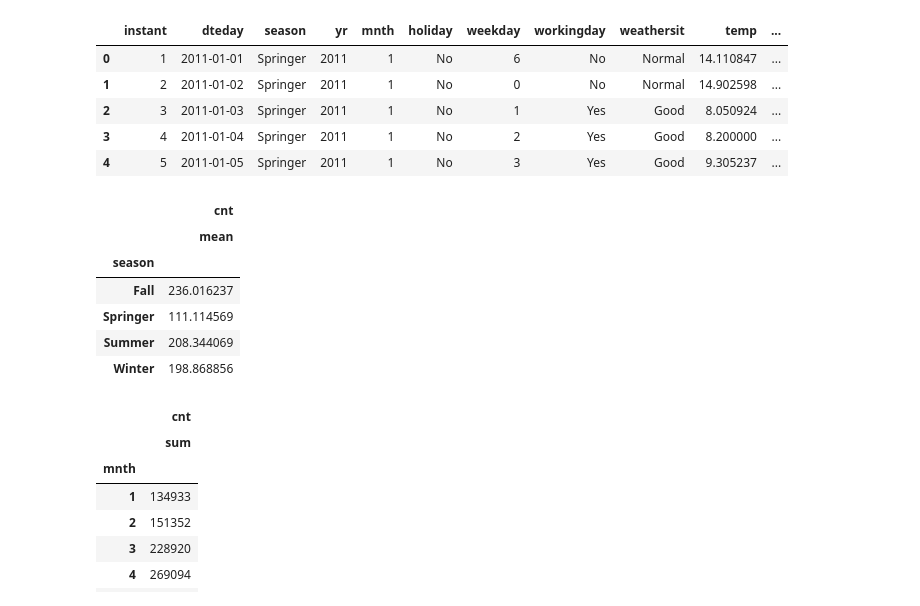
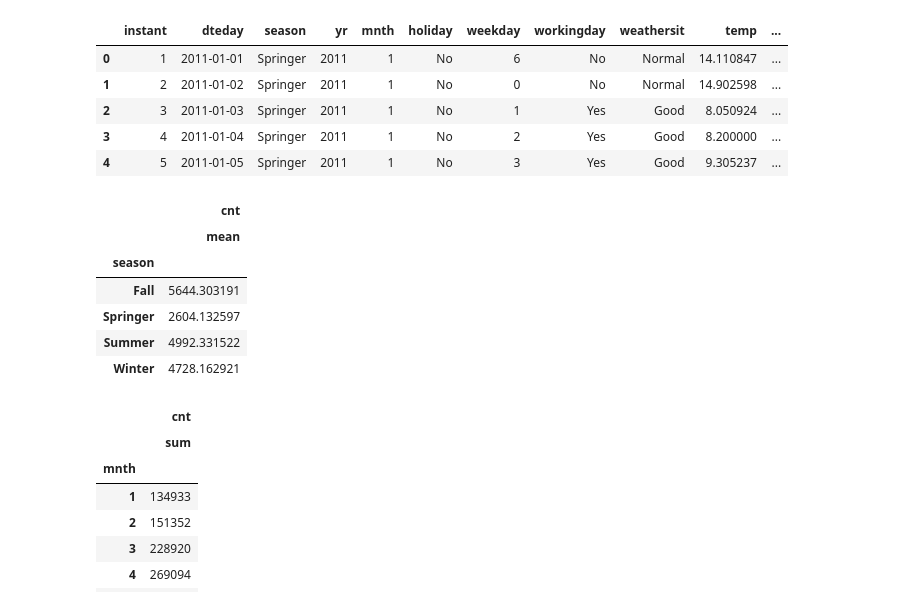
Before and after one commit to IrfanArsyananda/Analisis-Data-dengan-Python, a Jupyter notebook: Submission/notebook.ipynb, the cells around one changed output. Cells and saved outputs as stored; diff of their text form; code cells hidden in the pictures.

```diff
--- a/Submission/notebook.ipynb
+++ b/Submission/notebook.ipynb
@@ -290,7 +291,7 @@ def to_month(numb):
         "11": "November",
         "12": "December",
     }
-    return switcher.get(numb)
+    return switcher.get(str(numb))
 
 # Fungsi untuk mengubah angka menjadi ya / tidak
 def to_yes_no(numb):
@@ -445,8 +446,8 @@ memory usage: 91.5+ KB
 day_df["season"] = day_df["season"].apply(to_season)
 # Mengubah kolom 'yr' menjadi nilai sebenarnya
 day_df["yr"] = day_df["yr"].apply(to_year)
-# Membuat kolom 'mnth' sesuai dengan nama bulan
-# day_df["mnth"] = day_df["mnth"].apply(to_month)
+# Membuat kolom 'month' sesuai dengan nama bulan
+day_df["month"] = day_df["mnth"].apply(to_month)
 # Mengubah kolom 'holiday' menjadi ya / tidak
 day_df["holiday"] = day_df["holiday"].apply(to_yes_no)
 # Mengubah kolom 'workingday' menjadi ya / tidak
@@ -470,17 +471,17 @@ day_df.head()
 | 4 | 5 | 2011-01-05 | Springer | 2011 | 1 | No | 3 | Yes | Good | 9.305237 | ... |
 # %%
 # Rata-rata jumlah sewa berdasarkan musim
-hour_df.groupby(by="season").agg({
+day_df.groupby(by="season").agg({
     "cnt":["mean"]
 })
 # %% [output]
 |  | cnt |
 |  | mean |
 | season |  |
-| Fall | 236.016237 |
-| Springer | 111.114569 |
-| Summer | 208.344069 |
-| Winter | 198.868856 |
+| Fall | 5644.303191 |
+| Springer | 2604.132597 |
+| Summer | 4992.331522 |
+| Winter | 4728.162921 |
 # %%
 # Jumlah sewa berdasarkan bulan
 day_df.groupby(by="mnth").agg({
```
Also changed, not shown: parts of 10 cells of this notebook.
